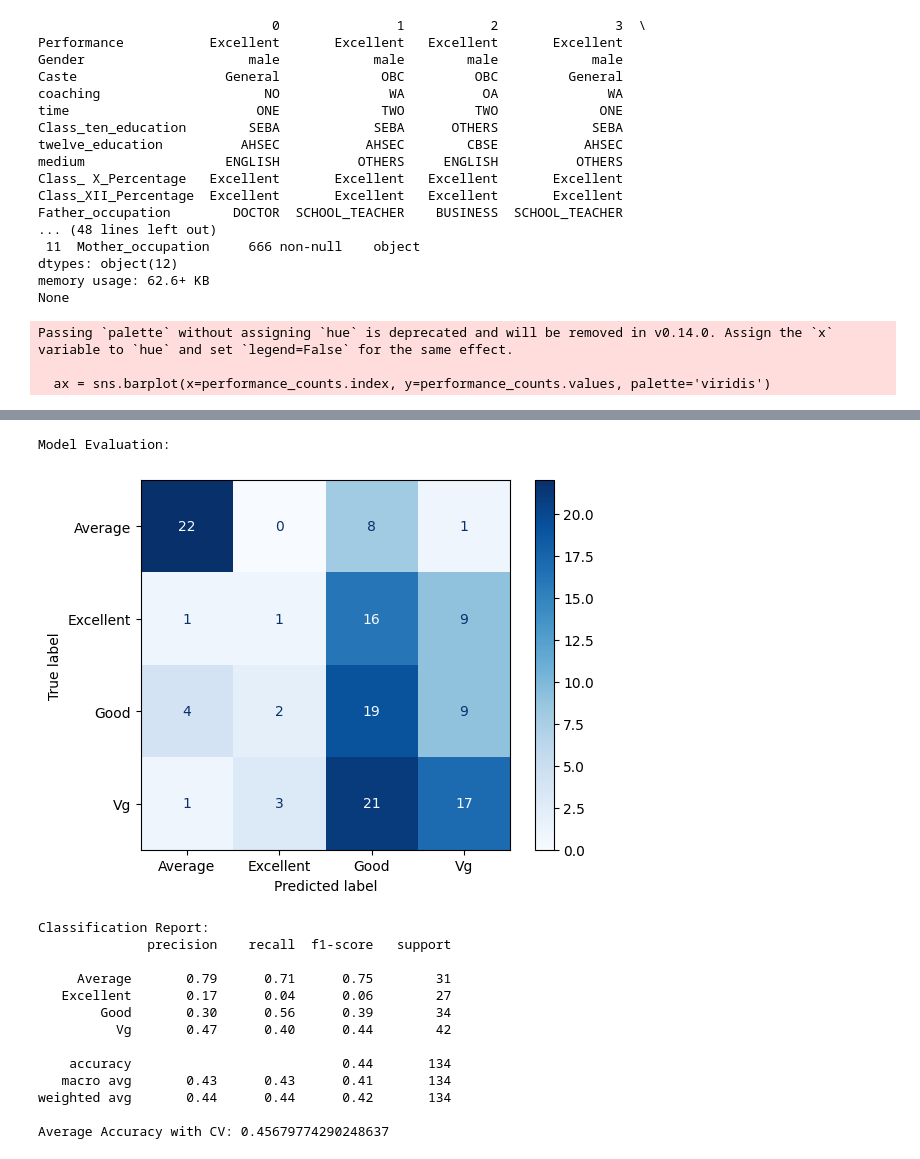
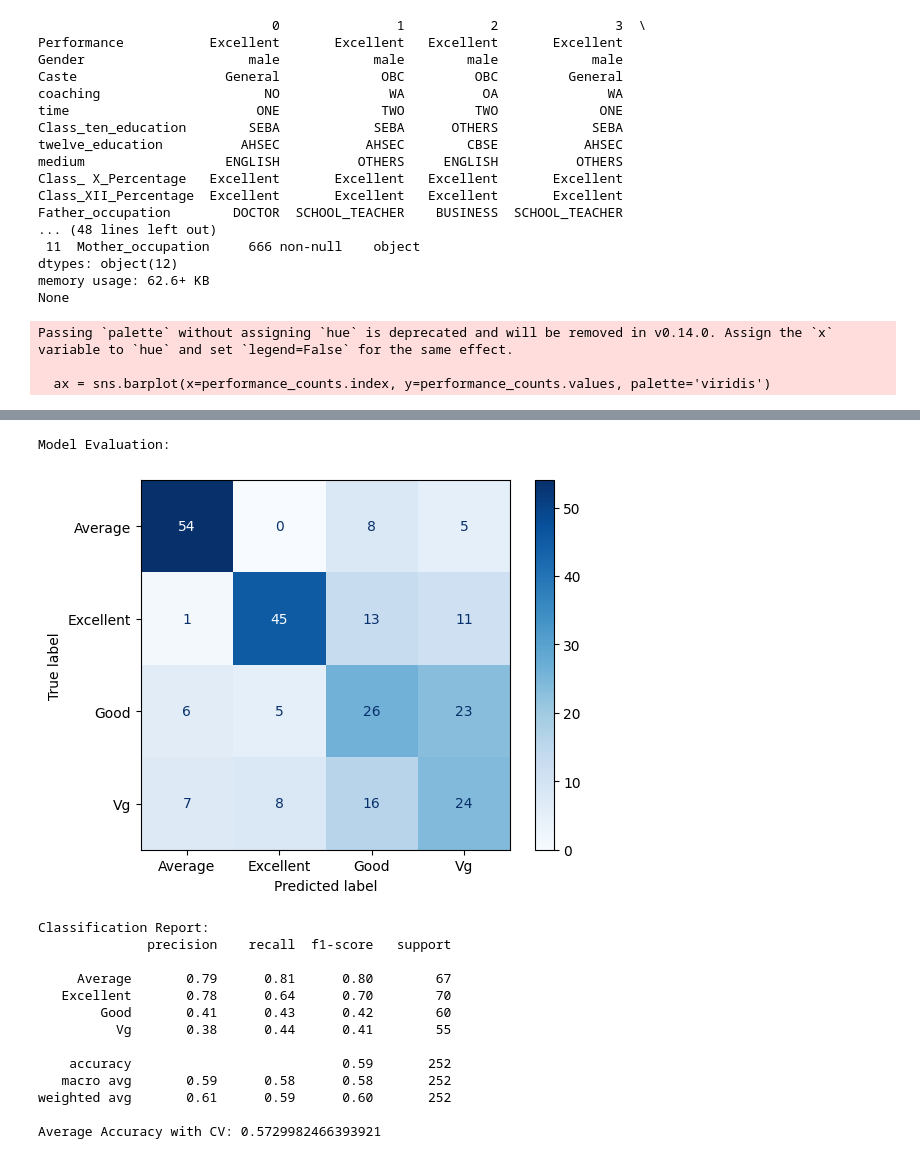
Before and after one commit to Jesus2342/MLOps_Team_33, a Jupyter notebook: MLOps_Team_33/notebooks/Student_Performance_Refactored_V2.ipynb, the cells around one changed output, grey strips where cells are left out. Saved outputs shown, nothing was run; the diff lists cells and outputs as text; code cells hidden in the pictures.

Commit message:
update models & refactoredV2

```diff
--- a/MLOps_Team_33/notebooks/Student_Performance_Refactored_V2.ipynb
+++ b/MLOps_Team_33/notebooks/Student_Performance_Refactored_V2.ipynb
@@ -94,11 +94,36 @@ class Model:
         # Separate target column before one-hot encoding
         y = self.data['Performance']
         X = self.data.drop('Performance', axis=1)
+        X2=X.copy()
+        occupation_counts = X2.groupby(['Gender', 'Father_occupation']).size().unstack(fill_value=0)
+        occupation_proportions = occupation_counts.div(occupation_counts.sum(axis=1), axis=0)
+        occupation_proportions.columns = [f'occupation_prop_{col}' for col in occupation_proportions.columns]
+
+        X2 = X2.join(occupation_proportions, on='Gender')
+        X2['Caste_Gender'] = X2['Caste'] + '_' + X2['Gender']
+        X2['father_occupation_count'] = X2.groupby('Father_occupation')['Father_occupation'].transform('count')
+        X2['mother_occupation_count'] = X2.groupby('Mother_occupation')['Mother_occupation'].transform('count')
+
+
 
         # One-Hot Encode categorical features
-        X = pd.get_dummies(X, drop_first=True)
+        X2 = pd.get_dummies(X2, drop_first=True)
+        smote = SMOTE(random_state=42)
+        X2, y = smote.fit_resample(X2, y)
 
-        self.X_train, self.X_test, self.y_train, self.y_test = train_test_split(X, y, test_size=0.2, random_state=42)
+        #Correlations
+        correlation_matrix = X2.corr()
+        threshold = 0.69
+        to_drop = set()
+        for i in range(len(correlation_matrix.columns)):
+            for j in range(i):
+                if abs(correlation_matrix.iloc[i, j]) > threshold:
+                        colname = correlation_matrix.columns[i]
+                        to_drop.add(colname)
+        X2 = X2.drop(columns=to_drop)
+
+
+        self.X_train, self.X_test, self.y_train, self.y_test = train_test_split(X2, y, test_size=0.3, random_state=42)
         return self
 
     def train_model(self):
@@ -118,7 +143,7 @@ class Model:
         return self
 
     def cross_validate_model(self):
-        scores = cross_val_score(self.model_pipeline, self.X_train, self.y_train, cv=5)
+        scores = cross_val_score(self.model_pipeline, self.X_train, self.y_train, cv=10)
         print("Average Accuracy with CV:", np.mean(scores))
         return self
 
@@ -130,44 +155,44 @@ class Model:
              .cross_validate_model())
 # %%
 # Running the pipeline
-filepath = '/home/mekteck/MLOps/MLOps_Team_33/MLOps_Team_33/dataset/CEE_DATA.arff'
+filepath = '/Users/iossifpalli/Documents/GitHub/MLOps_Team_33/MLOps_Team_33/dataset/CEE_DATA.arff'
 pipeline = Model(filepath)
 pipeline.run_pipeline()
 # %% [output]
                               0               1           2               3  \
 Performance           Excellent       Excellent   Excellent       Excellent
 Gender                     male            male        male            male
 Caste                   General             OBC         OBC         General
 coaching                     NO              WA          OA              WA
 time                        ONE             TWO         TWO             ONE
 Class_ten_education        SEBA            SEBA      OTHERS            SEBA
 twelve_education          AHSEC           AHSEC        CBSE           AHSEC
 medium                  ENGLISH          OTHERS     ENGLISH          OTHERS
 Class_ X_Percentage   Excellent       Excellent   Excellent       Excellent
 Class_XII_Percentage  Excellent       Excellent   Excellent       Excellent
 Father_occupation        DOCTOR  SCHOOL_TEACHER    BUSINESS  SCHOOL_TEACHER
 ... (48 lines left out)
  11  Mother_occupation     666 non-null    object
 dtypes: object(12)
 memory usage: 62.6+ KB
 None
 Passing `palette` without assigning `hue` is deprecated and will be removed in v0.14.0. Assign the `x` variable to `hue` and set `legend=False` for the same effect.
 
   ax = sns.barplot(x=performance_counts.index, y=performance_counts.values, palette='viridis')
 [figure]
 [figure]
 Model Evaluation:
-[figure, old version]
+[figure, new version]
 Classification Report:
               precision    recall  f1-score   support
 
-     Average       0.79      0.71      0.75        31
-   Excellent       0.17      0.04      0.06        27
-        Good       0.30      0.56      0.39        34
-          Vg       0.47      0.40      0.44        42
+     Average       0.79      0.81      0.80        67
+   Excellent       0.78      0.64      0.70        70
+        Good       0.41      0.43      0.42        60
+          Vg       0.38      0.44      0.41        55
 
-    accuracy                           0.44       134
-   macro avg       0.43      0.43      0.41       134
-weighted avg       0.44      0.44      0.42       134
+    accuracy                           0.59       252
+   macro avg       0.59      0.58      0.58       252
+weighted avg       0.61      0.59      0.60       252
 
-Average Accuracy with CV: 0.45679774290248637
+Average Accuracy with CV: 0.5729982466393921
```
Also changed, not shown: 2 other files.
